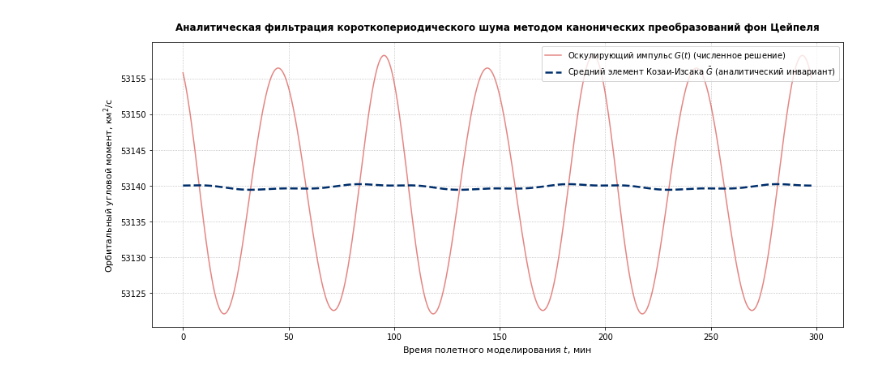
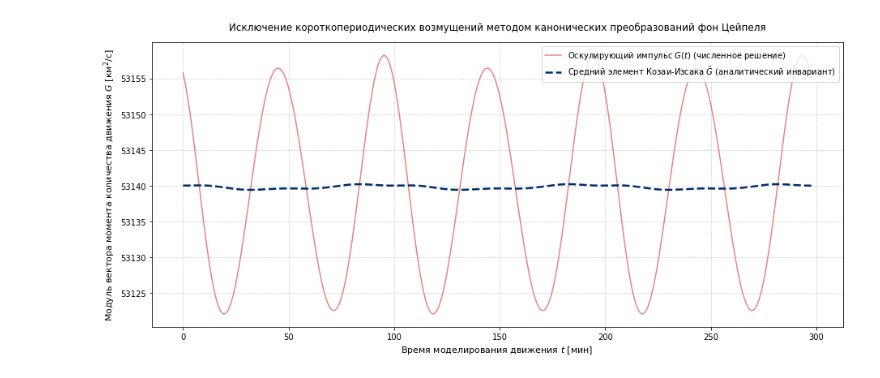
Before and after one commit to DPritykin/nonlinear-dynamics, a Jupyter notebook: Asymtotic Methods in Astrodynamics/4 Метод фон Цейпеля.ipynb, the cells around one changed output. Saved outputs shown, nothing was run; the diff lists cells and outputs as text; code cells hidden in the pictures.

```diff
--- a/Asymtotic Methods in Astrodynamics/4 Метод фон Цейпеля.ipynb
+++ b/Asymtotic Methods in Astrodynamics/4 Метод фон Цейпеля.ipynb
@@ -810,36 +810,36 @@ import matplotlib.pyplot as plt
 from scipy.integrate import solve_ivp
 
 # =====================================================================
-# 1. ГЕОДИНАМИЧЕСКИЕ КОНСТАНТЫ И ИСХОДНЫЕ ПАРАМЕТРЫ СИМУЛЯЦИИ
+# 1. ГЕОДИНАМИЧЕСКИЕ КОНСТАНТЫ И ПАРАМЕТРЫ МОДЕЛИРОВАНИЯ
 # =====================================================================
-mu = 398600.4415       # Гравитационный параметр Земли (км^3 / с^2)
-R_E = 6378.137         # Экваториальный радиус планеты (км)
+mu = 398600.4415       # Гравитационный параметр Земли, км^3 / с^2
+R_E = 6378.137         # Экваториальный радиус Земли, км
 J2 = 1.082626e-3       # Коэффициент второй зональной гармоники геопотенциала
 
-# Начальные кеплеровы элементы наклонной околоземной орбиты
-a_0 = 7100.0           # Большая полуось (км)
+# Начальные оскулирующие элементы наклонной околоземной орбиты
+a_0 = 7100.0           # Большая полуось, км
 e_0 = 0.04             # Эксцентриситет
 i_0 = np.radians(45.0) # Наклонение орбиты к плоскости экватора
 omega_0 = np.radians(15.0) # Аргумент перицентра
 
-# Формирование начального вектора состояния в переменных Хилла (в точке перигея)
+# Формирование начального вектора состояния в переменных Уиттекера-Хилла (в точке перигея)
 r_0 = a_0 * (1.0 - e_0)
 u_0 = 0.0 + omega_0
 R_0 = 0.0              # Радиальная скорость в перицентре тождественно равна нулю
 G_0 = np.sqrt(mu * a_0 * (1.0 - e_0**2))
-H_0 = G_0 * np.cos(i_0) # Проекция углового момента (строгий интеграл движения)
+H_0 = G_0 * np.cos(i_0) # Проекция вектора момента количества движения (первый интеграл системы)
 
 # =====================================================================
-# 2. МАТЕМАТИЧЕСКАЯ МОДЕЛЬ ДИНАМИКИ ИСЗ В ПЕРЕМЕННЫХ ХИЛЛА
+# 2. МАТЕМАТИЧЕСКАЯ МОДЕЛЬ ДИНАМИКИ ИСЗ В ПЕРЕМЕННЫХ УИТТЕКЕРА-ХИЛЛА
 # =====================================================================
 def hill_orbital_dynamics(t, y):
     """
     Вычисляет правые части канонических уравнений движения ИСЗ
-    на основе возмущенного гамильтониана первого порядка (уравнения 21-22).
+    на основе возмущенного гамильтониана первого порядка (уравнения 23-24).
     """
     r, u, R, G = y
 
-    # Расчет тригонометрических функций текущего наклонения орбиты через интеграл H_0
+    # Расчет тригонометрических функций текущего наклонения орбиты через первый интеграл H_0
     cos_i = H_0 / G
     sin_i = np.sqrt(1.0 - cos_i**2)
 
@@ -848,74 +848,73 @@ def hill_orbital_dynamics(t, y):
     du_dt = G / (r**2)
 
     # Канонические уравнения Гамильтона для импульсов: dp/dt = -dF/dx
-    # Радиальное возмущение dR/dt = -dF/dr
+    # Радиальное уравнение: dR/dt = -dF/dr
     r_4 = r**4
     term_secular_r = 1.0 - 1.5 * sin_i**2
     term_periodic_r = 1.5 * sin_i**2 * np.cos(2.0 * u)
     dR_dt = (G**2) / (r**3) - mu / (r**2) - (3.0 * mu * J2 * R_E**2) / (2.0 * r_4) * (term_secular_r + term_periodic_r)
 
-    # Трансверсальное возмущение dG/dt = -dF/du
+    # Уравнение для импульса G: dG/dt = -dF/du
     dG_dt = - (3.0 * mu * J2 * R_E**2) / (2.0 * r**3) * sin_i**2 * np.sin(2.0 * u)
 
     return [dr_dt, du_dt, dR_dt, dG_dt]
 
-# Определение временного интервала интегрирования (3 полных орбитальных витка)
+# Определение временного интервала интегрирования (3 полных периода обращения ИСЗ)
 T_orbit = 2 * np.pi * np.sqrt(a_0**3 / mu)
 t_span = (0.0, 3.0 * T_orbit)
 t_eval = np.linspace(0.0, 3.0 * T_orbit, 1200)
 state_init = [r_0, u_0, R_0, G_0]
 
-# Высокоточное численное интегрирование уравнений фазового потока
-sol = solve_ivp(hill_orbital_dynamics, t_span, state_init, t_eval=t_eval, rtol=1e-10, atol=1e-10)
+# Численное интегрирование уравнений фазового потока методом DOP853
+sol = solve_ivp(hill_orbital_dynamics, t_span, state_init, t_eval=t_eval, method='DOP853', rtol=1e-11, atol=1e-13)
 
 t_series = sol.t
 r_series, u_series, _, G_series = sol.y
 
 # =====================================================================
-# 3. АНАЛИТИЧЕСКАЯ ФИЛЬТРАЦИЯ И ВЫЧИСЛЕНИЕ СРЕДНЕГО ИМПУЛЬСА КОЗАИ-ИЗСАКА
+# 3. ТРАНСФОРМАЦИЯ ПЕРЕМЕННЫХ И ВЫЧИСЛЕНИЕ СРЕДНЕГО ИМПУЛЬСА КОЗАИ-ИЗСАКА
 # =====================================================================
-# Реализация оператора связи (29): G_mean = G_osc - dS1/du
+# Реализация оператора связи (31): G_mean = G_osc - dS1/du
 G_mean_series = np.zeros_like(G_series)
 
 for k in range(len(t_series)):
     r_k = r_series[k]
     u_k = u_series[k]
     G_osc = G_series[k]
 
     cos_i_k = H_0 / G_osc
     sin_i_k = np.sqrt(1.0 - cos_i_k**2)
 
-    # Вычисление частной производной от функции короткопериодических возмущений S_1 по фазе u
+    # Вычисление частной производной от поправки к производящей функции S_1 по аргументу широты u
     dS1_du = (3.0 * mu * J2 * R_E**2) / (4.0 * G_osc * r_k) * (sin_i_k**2) * np.cos(2.0 * u_k)
 
-
-    # Трансформация к среднему каноническому импульсу первого порядка
+    # Трансформация к среднему каноническому импульсу первого порядка Козаи-Изсака
     G_mean_series[k] = G_osc - dS1_du
 
 # =====================================================================
 # 4. ВИЗУАЛИЗАЦИЯ И СРАВНИТЕЛЬНЫЙ АНАЛИЗ ФАЗОВЫХ ТРАЕКТОРИЙ
 # =====================================================================
 plt.figure(figsize=(13, 6))
 
-# Отрисовка оскулирующего и среднего импульсов действия
+# Визуализация оскулирующего и среднего импульсов действия в переменных Хилла
 plt.plot(t_series / 60, G_series, label='Оскулирующий импульс $G(t)$ (численное решение)',
          color='#d9534f', linestyle='-', alpha=0.7, linewidth=1.5)
 plt.plot(t_series / 60, G_mean_series, label='Средний элемент Козаи-Изсака $\\bar{G}$ (аналитический инвариант)',
          color='#002f6c', linestyle='--', linewidth=2.5)
 
-# Академическое оформление графического материала по ГОСТу
-plt.title('Аналитическая фильтрация короткопериодического шума методом канонических преобразований фон Цейпеля',
-          fontsize=12, fontweight='bold', pad=15)
-plt.xlabel('Время полетного моделирования $t$, мин', fontsize=11)
-plt.ylabel('Орбитальный угловой момент, км$^2$/с', fontsize=11)
+# Академическое оформление графического материала
+plt.title('Исключение короткопериодических возмущений методом канонических преобразований фон Цейпеля',
+          fontsize=12, pad=15)
+plt.xlabel('Время моделирования движения $t$ [мин]', fontsize=11)
+plt.ylabel('Модуль вектора момента количества движения $G$ [км$^2$/с]', fontsize=11)
 plt.grid(True, linestyle=':', alpha=0.6, color='gray')
 plt.legend(fontsize=10, loc='upper right', frameon=True, shadow=False)
 
-# Корректировка геометрии вывода и генерация графика
+# Корректировка геометрии осей и вывод графического материала
 plt.tight_layout()
 plt.show()
 # %% [output]
-[figure, old version]
+[figure, new version]
 # %%
 import numpy as np
 import matplotlib.pyplot as plt
```
Also changed, not shown: parts of 36 cells of this notebook.
